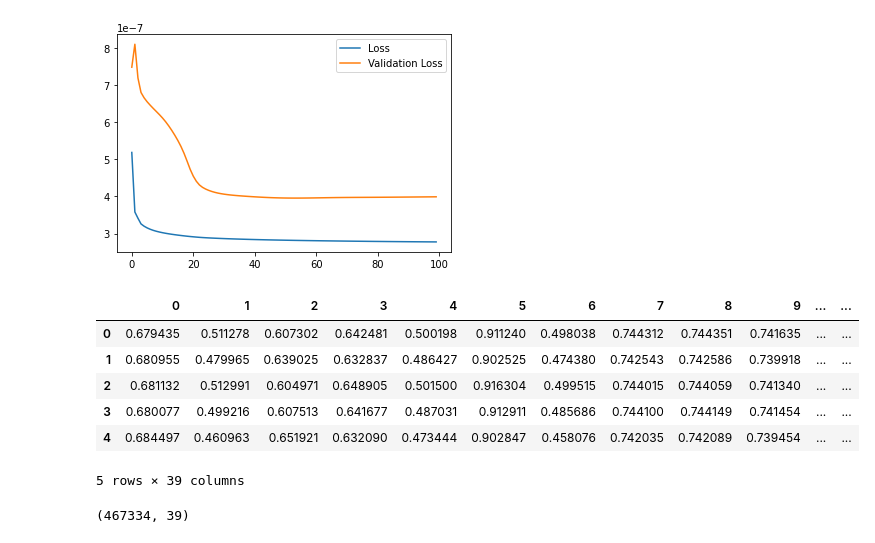
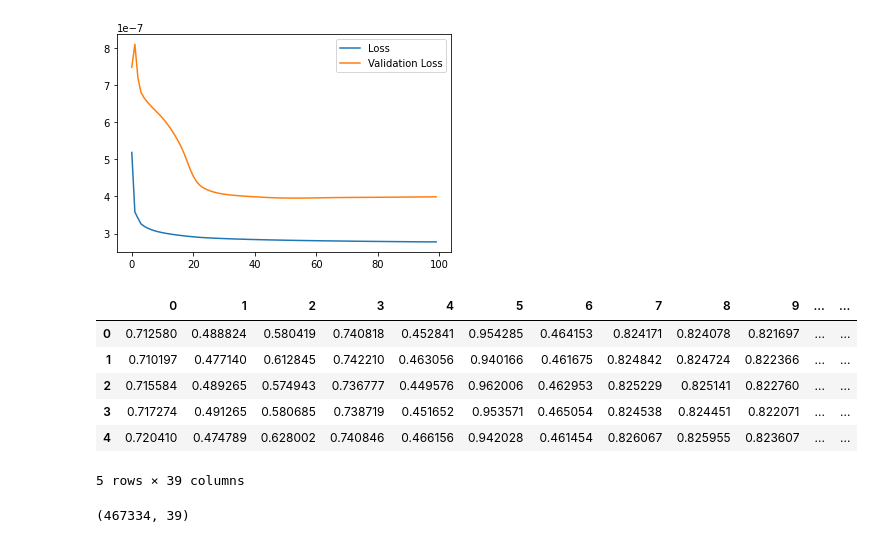
Before and after one commit to PedroOliveiraPT/Electricity-Forecasting, a Jupyter notebook: Results.ipynb, the cells around one changed output. Drawn from its saved outputs; the diff is of its cells as text; code cells hidden in the pictures.

```diff
--- a/Results.ipynb
+++ b/Results.ipynb
@@ -71,15 +70,15 @@ hist.plot()
 <AxesSubplot:>
 [figure]
 # %%
-pred = pd.read_csv("results/ICA_LSTM40_60secs_MSE_prediction.csv", index_col='Unnamed: 0')
+pred = pd.read_csv("results/PCA_LSTM_60secs_prediction.csv", index_col='Unnamed: 0').transpose()
 pred.head()
 # %% [output]
 |  | 0 | 1 | 2 | 3 | 4 | 5 | 6 | 7 | 8 | 9 | ... | ... |
-| 0 | 0.679435 | 0.511278 | 0.607302 | 0.642481 | 0.500198 | 0.911240 | 0.498038 | 0.744312 | 0.744351 | 0.741635 | ... | ... |
-| 1 | 0.680955 | 0.479965 | 0.639025 | 0.632837 | 0.486427 | 0.902525 | 0.474380 | 0.742543 | 0.742586 | 0.739918 | ... | ... |
-| 2 | 0.681132 | 0.512991 | 0.604971 | 0.648905 | 0.501500 | 0.916304 | 0.499515 | 0.744015 | 0.744059 | 0.741340 | ... | ... |
-| 3 | 0.680077 | 0.499216 | 0.607513 | 0.641677 | 0.487031 | 0.912911 | 0.485686 | 0.744100 | 0.744149 | 0.741454 | ... | ... |
-| 4 | 0.684497 | 0.460963 | 0.651921 | 0.632090 | 0.473444 | 0.902847 | 0.458076 | 0.742035 | 0.742089 | 0.739454 | ... | ... |
+| 0 | 0.712580 | 0.488824 | 0.580419 | 0.740818 | 0.452841 | 0.954285 | 0.464153 | 0.824171 | 0.824078 | 0.821697 | ... | ... |
+| 1 | 0.710197 | 0.477140 | 0.612845 | 0.742210 | 0.463056 | 0.940166 | 0.461675 | 0.824842 | 0.824724 | 0.822366 | ... | ... |
+| 2 | 0.715584 | 0.489265 | 0.574943 | 0.736777 | 0.449576 | 0.962006 | 0.462953 | 0.825229 | 0.825141 | 0.822760 | ... | ... |
+| 3 | 0.717274 | 0.491265 | 0.580685 | 0.738719 | 0.451652 | 0.953571 | 0.465054 | 0.824538 | 0.824451 | 0.822071 | ... | ... |
+| 4 | 0.720410 | 0.474789 | 0.628002 | 0.740846 | 0.466156 | 0.942028 | 0.461454 | 0.826067 | 0.825955 | 0.823607 | ... | ... |
 5 rows × 39 columns
 # %%
 length = pred.shape[0]
```
Also changed, not shown: parts of 3 cells of this notebook, 1 other file.
